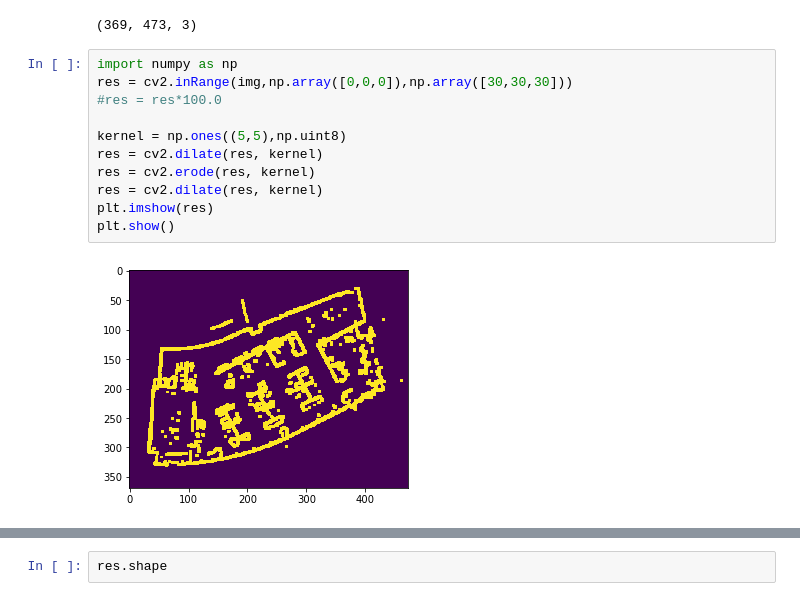
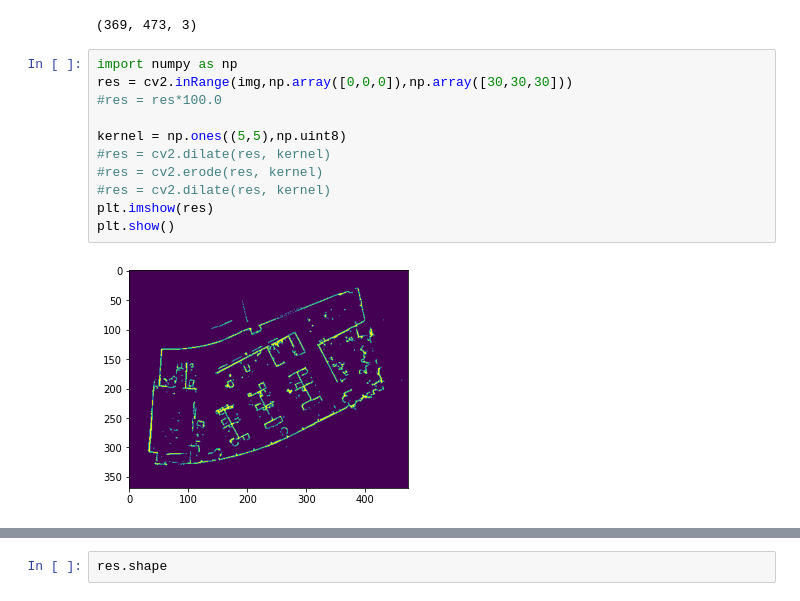
Before and after one commit to arjo129/auto_map_warper, a Jupyter notebook: map_warping.ipynb, the cells around one changed output, grey strips where cells are left out. Cells and saved outputs as stored; diff of their text form.

```diff
--- a/map_warping.ipynb
+++ b/map_warping.ipynb
@@ -16,13 +16,13 @@ img.shape
 # %%
 import numpy as np
 res = cv2.inRange(img,np.array([0,0,0]),np.array([30,30,30]))
 #res = res*100.0
 
 kernel = np.ones((5,5),np.uint8)
-res = cv2.dilate(res, kernel)
-res = cv2.erode(res, kernel)
-res = cv2.dilate(res, kernel)
+#res = cv2.dilate(res, kernel)
+#res = cv2.erode(res, kernel)
+#res = cv2.dilate(res, kernel)
 plt.imshow(res)
 plt.show()
 # %% [output]
-[figure, old version]
+[figure, new version]
```
Also changed, not shown: parts of 15 cells of this notebook, 1 other file.
